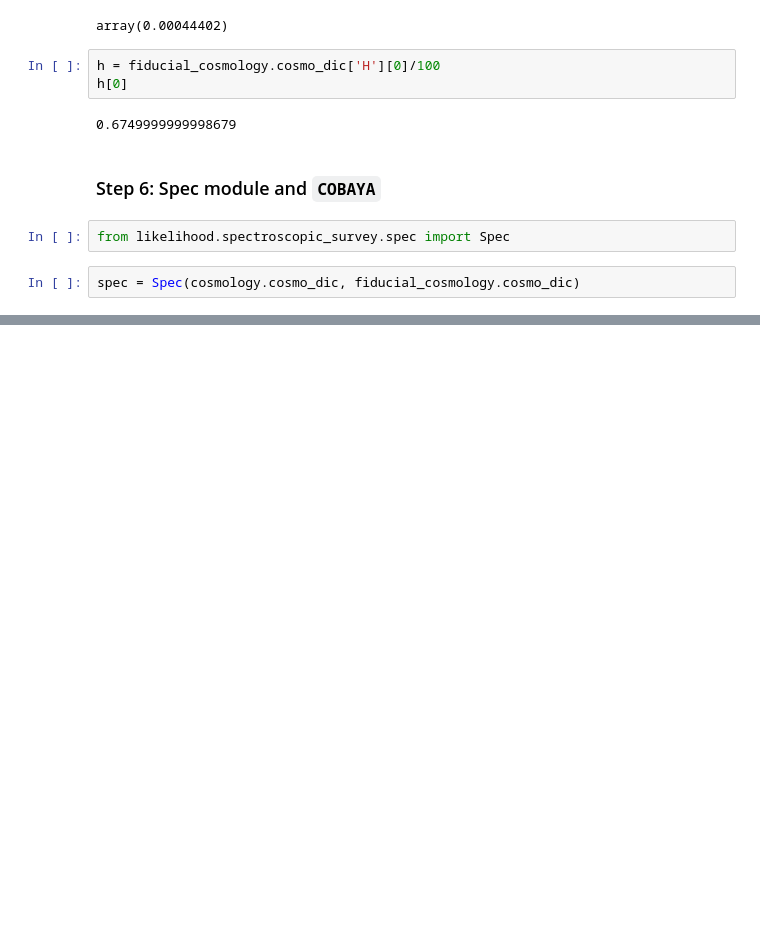
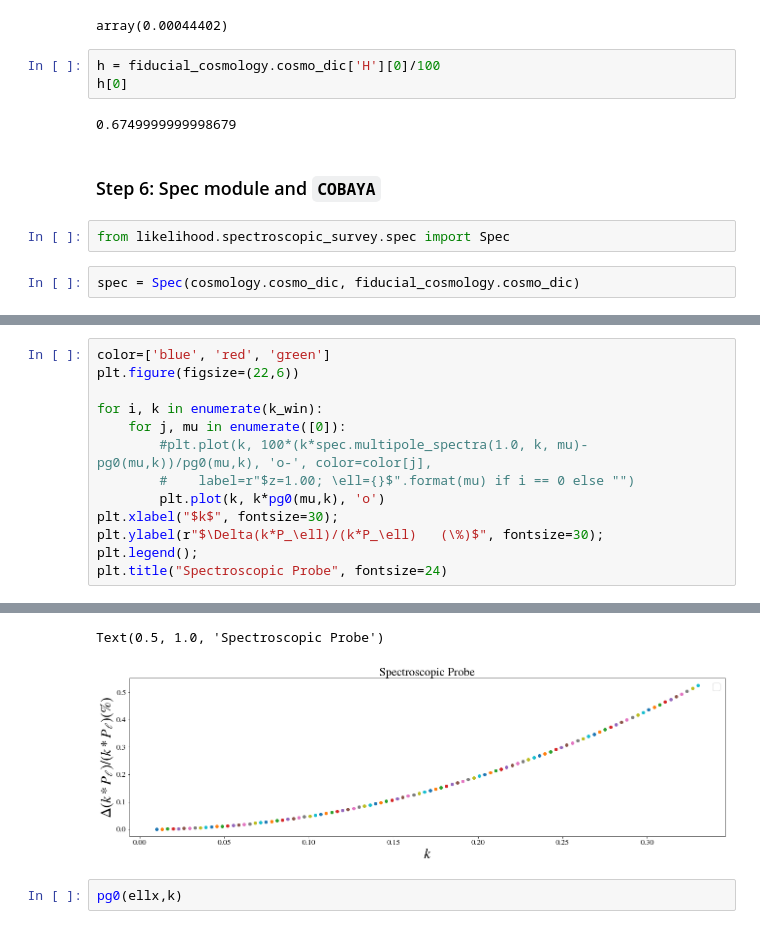
Before and after one commit to cloe-org/CLOE, a Jupyter notebook: likelihood_test.ipynb, the cells around one changed output, grey strips where cells are left out. Cells and saved outputs as stored; diff of their text form; blank space fills up the shorter version.

```diff
--- a/likelihood_test.ipynb
+++ b/likelihood_test.ipynb
@@ -723,0 +672,14 @@ Text(0.5, 1.0, 'GC-Spec Benchmark')
+# %%
+color=['blue', 'red', 'green']
+plt.figure(figsize=(22,6))
+
+for i, k in enumerate(k_win):
+    for j, mu in enumerate([0]):
+        #plt.plot(k, 100*(k*spec.multipole_spectra(1.0, k, mu)-pg0(mu,k))/pg0(mu,k), 'o-', color=color[j],
+        #    label=r"$z=1.00; \ell={}$".format(mu) if i == 0 else "")
+        plt.plot(k, k*pg0(mu,k), 'o')
+plt.xlabel("$k$", fontsize=30);
+plt.ylabel(r"$\Delta(k*P_\ell)/(k*P_\ell)   (\%)$", fontsize=30);
+plt.legend();
+plt.title("Spectroscopic Probe", fontsize=24)
+# %% [output]
@@ -723,0 +687,4 @@ Text(0.5, 1.0, 'GC-Spec Benchmark')
+Text(0.5, 1.0, 'Spectroscopic Probe')
+[figure, added]
+# %%
+pg0(ellx,k)
```
Also changed, not shown: parts of 16 cells of this notebook.
